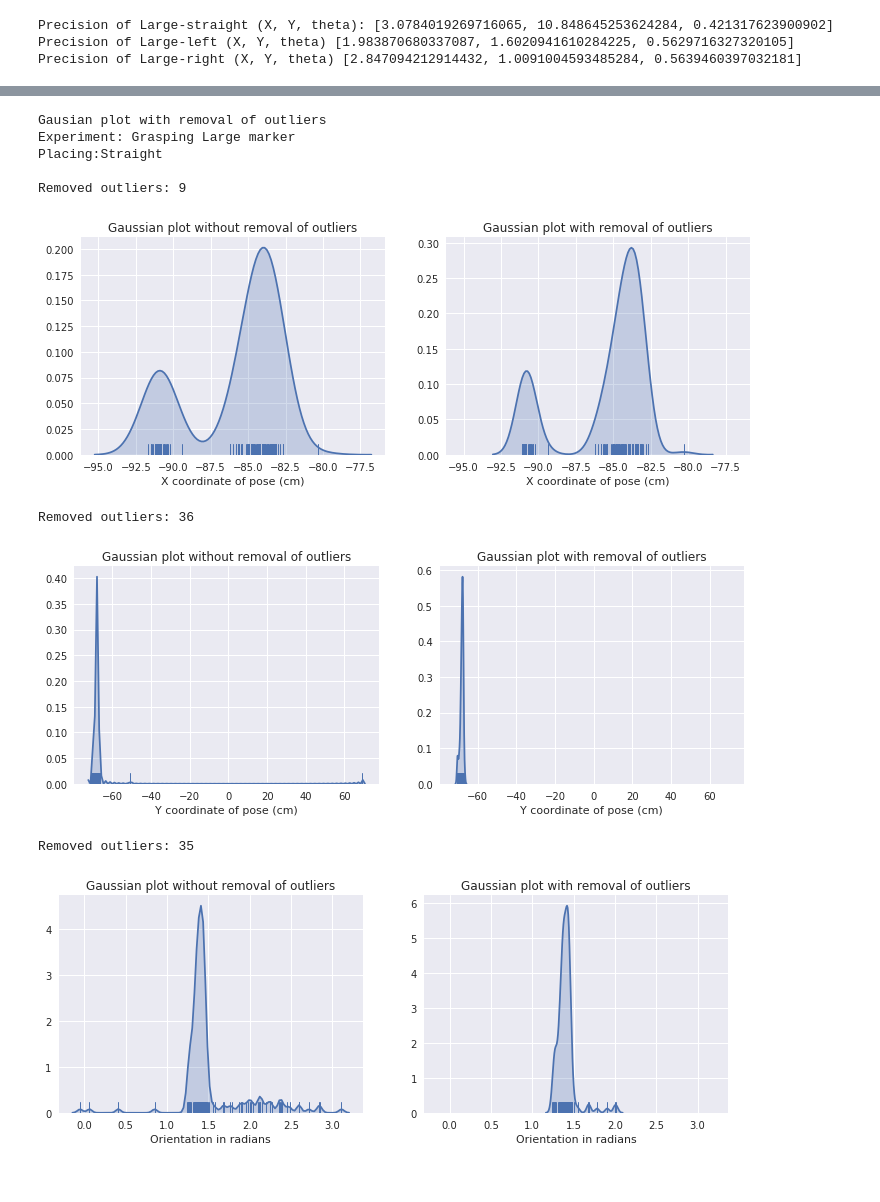
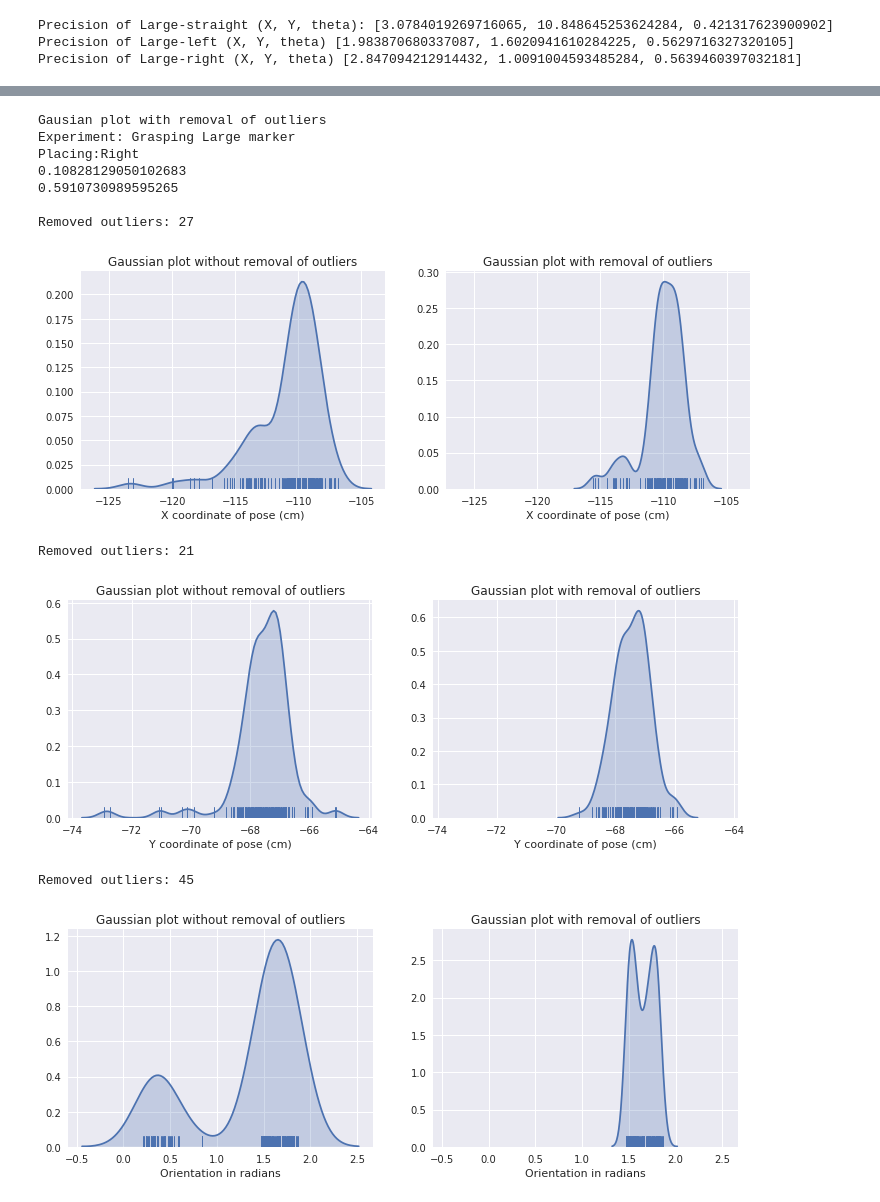
Before and after one commit to aaqib49/see, a Jupyter notebook: python_notebooks/Merged_data_plots_Large.ipynb, the cells around one changed output, grey strips where cells are left out. Cells and saved outputs as stored; diff of their text form; code cells hidden in the pictures.

```diff
--- a/python_notebooks/Merged_data_plots_Large.ipynb
+++ b/python_notebooks/Merged_data_plots_Large.ipynb
@@ -256 +256,16 @@ Combined plot for placing the marker straight, left and right
 [figure]
+# %%
+print "Gausian plot with removal of outliers"'\n'"Experiment: Grasping Large marker"'\n'"Placing:Straight"
+
+def one_by_sigma(distribution):
+    sig = np.std(distribution)
+    return 1/(3*sig), 1/(3*sig)
+
+x_pp1, x_pp2 = one_by_sigma(large_str_x)
+y_pp1, y_pp2 = one_by_sigma(large_str_y)
+z_pp1, z_pp2 = one_by_sigma(large_str_o)
+print x_pp1
+
+gaussian_plot_remove_outliers(large_str_x, "x", x_pp1, x_pp2)
+gaussian_plot_remove_outliers(large_str_y, "y", y_pp1, y_pp2)
+gaussian_plot_remove_outliers(large_str_o, "z", z_pp1, z_pp2)
@@ -256,0 +284,11 @@ Combined plot for placing the marker straight, left and right
+# %%
+print "Gausian plot with removal of outliers"'\n'"Experiment: Grasping Large marker"'\n'"Placing:Left"
+
+x_pp1, x_pp2 = one_by_sigma(large_left_x)
+y_pp1, y_pp2 = one_by_sigma(large_left_y)
+z_pp1, z_pp2 = one_by_sigma(large_left_o)
+
+print x_pp1
+gaussian_plot_remove_outliers(large_left_x, "x", x_pp1, x_pp2)
+gaussian_plot_remove_outliers(large_left_y, "y", y_pp1, y_pp2)
+gaussian_plot_remove_outliers(large_left_o, "z", z_pp1, z_pp2)
@@ -257,16 +308,23 @@ Combined plot for placing the marker straight, left and right
 # %%
-print "Gausian plot with removal of outliers"'\n'"Experiment: Grasping Large marker"'\n'"Placing:Straight"
-gaussian_plot_remove_outliers(large_str_x,"x", 0.3, 0.3)
-gaussian_plot_remove_outliers(large_str_y, "y", 0.5, 0.5)
-gaussian_plot_remove_outliers(large_str_o, "z", 0.5, 0.5)
+print "Gausian plot with removal of outliers"'\n'"Experiment: Grasping Large marker"'\n'"Placing:Right"
+# x_pp1, x_pp2 = one_by_sigma(large_right_x)
+# y_pp1, y_pp2 = one_by_sigma(large_right_y)
+z_pp1, z_pp2 = one_by_sigma(large_right_o)
+print x_pp1
+print z_pp1
+gaussian_plot_remove_outliers(large_right_x,"x", 0.35,0.35)
+gaussian_plot_remove_outliers(large_right_y, "y", 0.35,0.35)
+gaussian_plot_remove_outliers(large_right_o, "z", z_pp1, z_pp2)
 # %% [output]
 Gausian plot with removal of outliers
 Experiment: Grasping Large marker
-Placing:Straight
+Placing:Right
+0.10828129050102683
+0.5910730989595265
 
-Removed outliers: 9
+Removed outliers: 27
-[figure, old version]
+[figure, new version]
-Removed outliers: 36
+Removed outliers: 21
-[figure, old version]
+[figure, new version]
-Removed outliers: 35
+Removed outliers: 45
-[figure, old version]
+[figure, new version]
```
Also changed, not shown: parts of 5 cells of this notebook, 10 other files.
